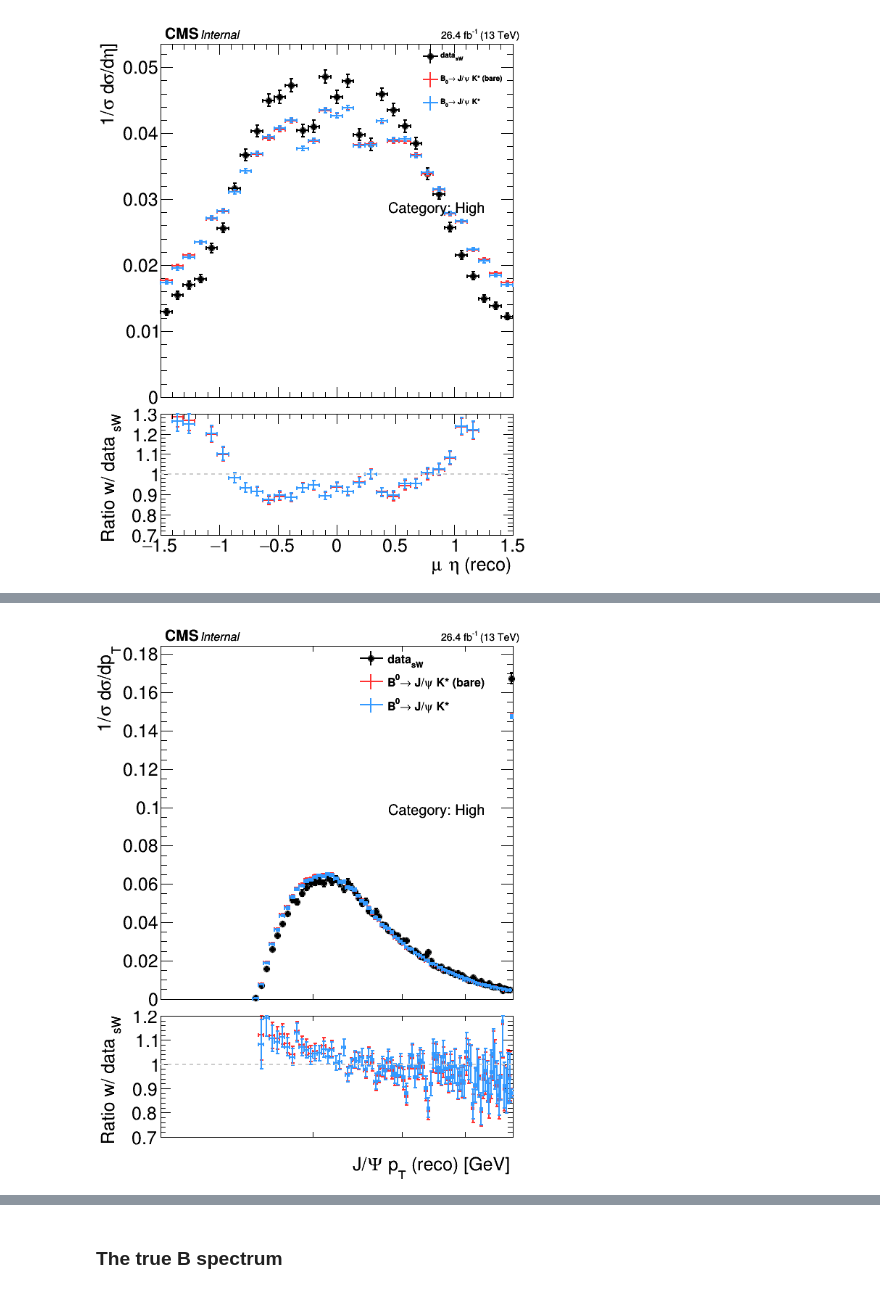
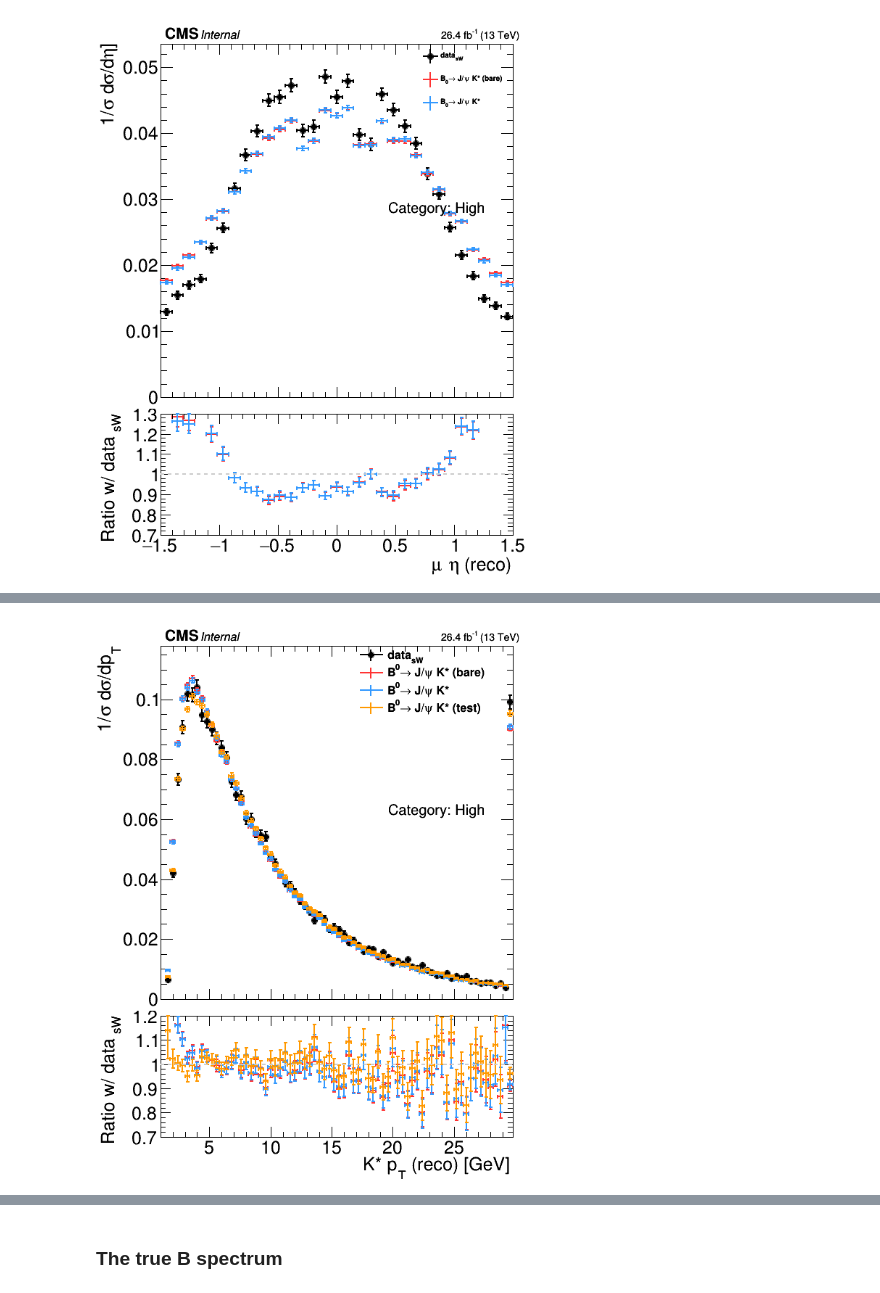
Before and after one commit to ocerri/BPH_RD_Analysis, a Jupyter notebook: analysis/B0_spectrum_calibration_B2JpsiKst_v8.ipynb, the cells around one changed output, grey strips where cells are left out. Cells and saved outputs as stored; diff of their text form; code cells hidden in the pictures.

```diff
--- a/analysis/B0_spectrum_calibration_B2JpsiKst_v8.ipynb
+++ b/analysis/B0_spectrum_calibration_B2JpsiKst_v8.ipynb
@@ -449,7 +449,7 @@ cr.SaveAs(webFolder+'trgMuEta_' + cat.name + '_' + version + '.png')
 # %% [output]
 [figure]
 # %%
-def drawPt(var, binning, xtitle, saveTag='', withBptCorr=False, loglog=True):
+def drawPt(var, binning, xtitle, saveTag='', withBptCorr=False, loglog=True, testWeights=True):
     binWdith = binning[1] - binning[0]
     hRD = create_TH1D(dfRD[var], name='hRD',
                       weights=dfRD['nsig_sw'],
@@ -472,8 +472,6 @@ def drawPt(var, binning, xtitle, saveTag='', withBptCorr=False, loglog=True):
 
     hMC = create_TH1D(dfMC[var], name='hMC',
                       weights=dfMC['w'],
-    #                   weights=dfMC['wPU']*dfMC['muonSF']*dfMC['trgSF'],
-    #                   weights=dfMC['trgSF'],
                       title = 'B^{0}#rightarrow J/#psi K*',
                       scale_histo='norm',
                       widthNorm=True,
@@ -481,6 +479,16 @@ def drawPt(var, binning, xtitle, saveTag='', withBptCorr=False, loglog=True):
                       binning=hRD.binning, opt='overflow+underflow')
 
     h_list = [hRD, hMCb, hMC]
+    if testWeights:
+        hMCtest = create_TH1D(dfMC[var], name='hMCtest',
+                      weights=dfMC['wTest'],
+                      title = 'B^{0}#rightarrow J/#psi K* (test)',
+                      scale_histo='norm',
+                      widthNorm=True,
+                      color=3,
+                      binning=hRD.binning, opt='overflow+underflow')
+        h_list.append(hMCtest)
+
     if withBptCorr:
         hMCc = create_TH1D(dfMC[var], name='hMCc',
                       weights=cal_pT.getWeights(dfMC['MC_B_pt'], 0)*dfMC['w'],
@@ -508,7 +516,7 @@ def drawPt(var, binning, xtitle, saveTag='', withBptCorr=False, loglog=True):
     catText.SetTextSize(0.04)
     catText.DrawLatexNDC(0.9, 0.5, 'Category: {}'.format(cat.name))
     cr.dnd2 = h_list
-    if saveTag:
+    if saveTag and not testWeights:
         cr.SaveAs('../data/calibration/B0pTspectrum/fig/'+saveTag+'_' + cat.name + '_' + version + '.png')
         cr.SaveAs(webFolder+saveTag+'_' + cat.name + '_' + version + '.png')
     return cr
@@ -529,5 +580,5 @@ cr = drawPt('otherMu_pt', b, 'Non-trigger #mu p_{T} (reco) [GeV]', saveTag='othe
 # %%
-b = array('d', list(np.arange(10, 50, 0.4)))
-cr = drawPt('Jpsi_pt', b, 'J/#Psi p_{T} (reco) [GeV]', saveTag='JPsiPt_preCal')
+b = array('d', list(np.arange(1, 30, 0.4)))
+cr = drawPt('Kst_pt', b, 'K* p_{T} (reco) [GeV]', saveTag='KstPt_preCal', loglog=False)
 # %% [output]
-[figure, old version]
+[figure, new version]
```
Also changed, not shown: parts of 10 cells of this notebook, 11 other files.
